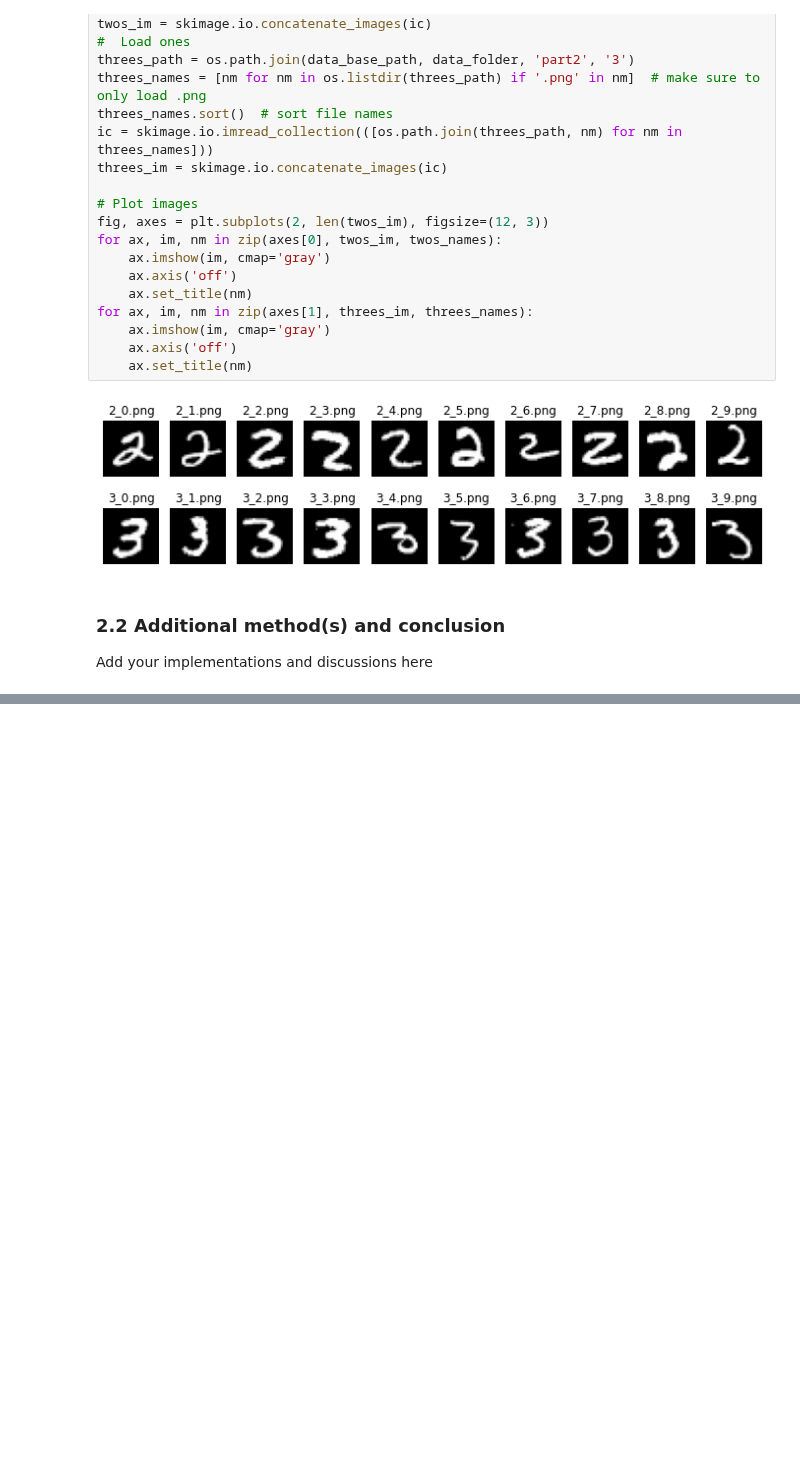
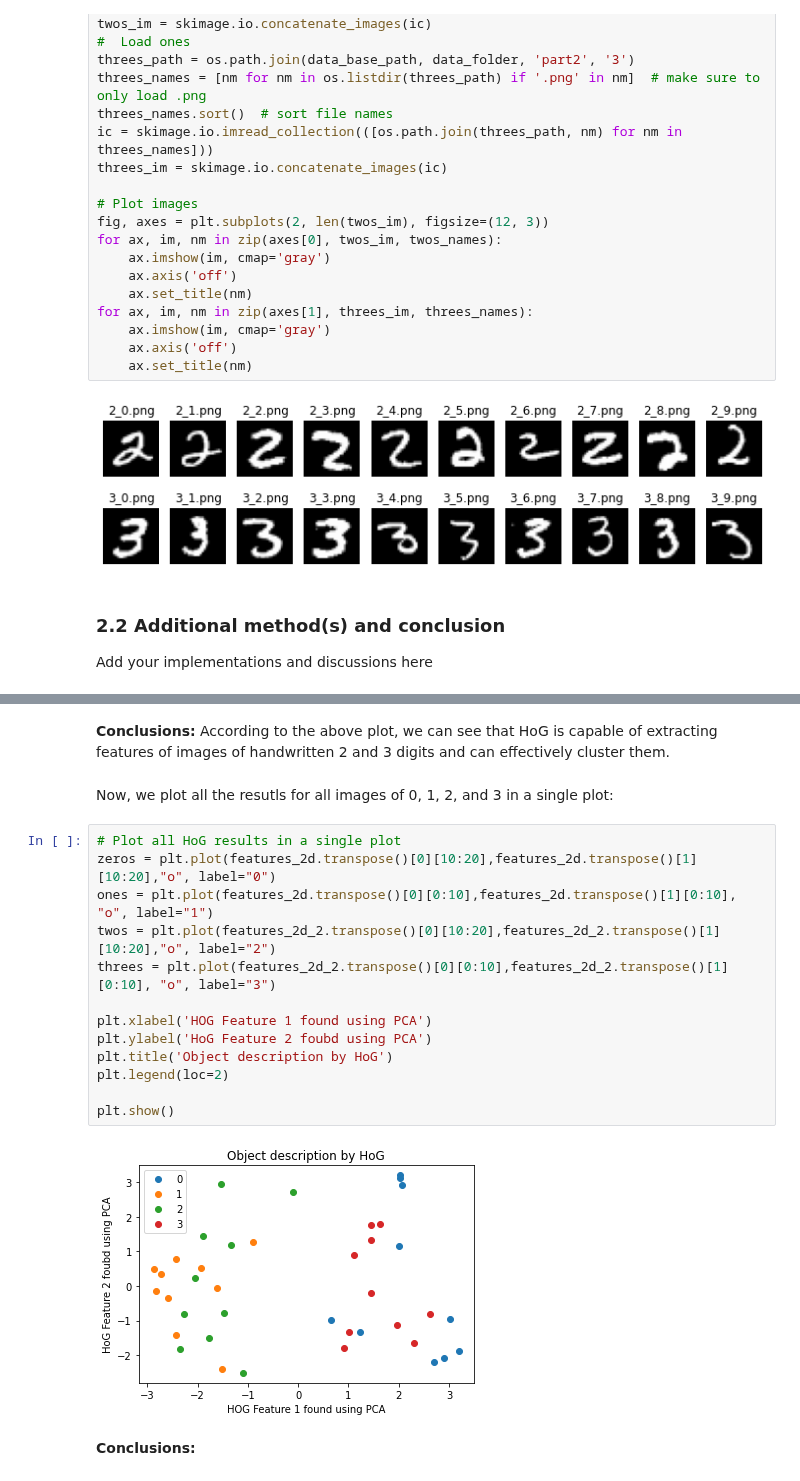
Before and after one commit to dhruti96shah/iapr-2020, a Jupyter notebook: labs/lab_02_object_description_zahra.ipynb, the cells around one changed output, grey strips where cells are left out. Saved outputs shown, nothing was run; the diff lists cells and outputs as text; blank space fills up the shorter version.

```diff
--- a/labs/lab_02_object_description_zahra.ipynb
+++ b/labs/lab_02_object_description_zahra.ipynb
@@ -260,0 +370,21 @@ Add your implementations and discussions here
+# %% [markdown]
+__Conclusions:__ According to the above plot, we can see that HoG is capable of extracting features of images of handwritten 2 and 3 digits and can effectively cluster them.
+# %% [markdown]
+Now, we plot all the resutls for all images of 0, 1, 2, and 3 in a single plot:
+# %%
+# Plot all HoG results in a single plot
+zeros = plt.plot(features_2d.transpose()[0][10:20],features_2d.transpose()[1][10:20],"o", label="0")
+ones = plt.plot(features_2d.transpose()[0][0:10],features_2d.transpose()[1][0:10], "o", label="1")
+twos = plt.plot(features_2d_2.transpose()[0][10:20],features_2d_2.transpose()[1][10:20],"o", label="2")
+threes = plt.plot(features_2d_2.transpose()[0][0:10],features_2d_2.transpose()[1][0:10], "o", label="3")
+
+plt.xlabel('HOG Feature 1 found using PCA')
+plt.ylabel('HoG Feature 2 foubd using PCA')
+plt.title('Object description by HoG')
+plt.legend(loc=2)
+
+plt.show()
+# %% [output]
+[figure, added]
+# %% [markdown]
+__Conclusions:__
```
Also changed, not shown: parts of 10 cells of this notebook.
